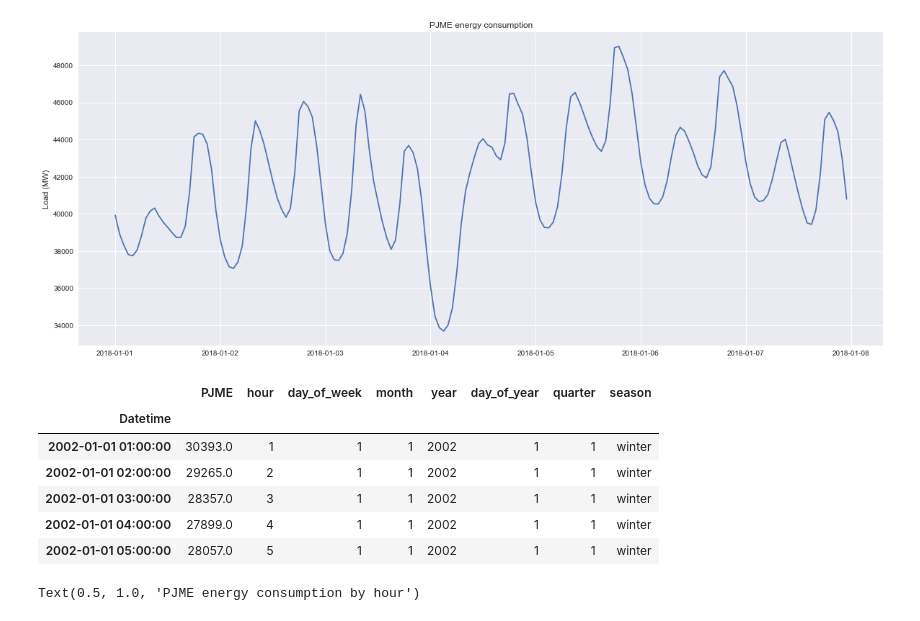
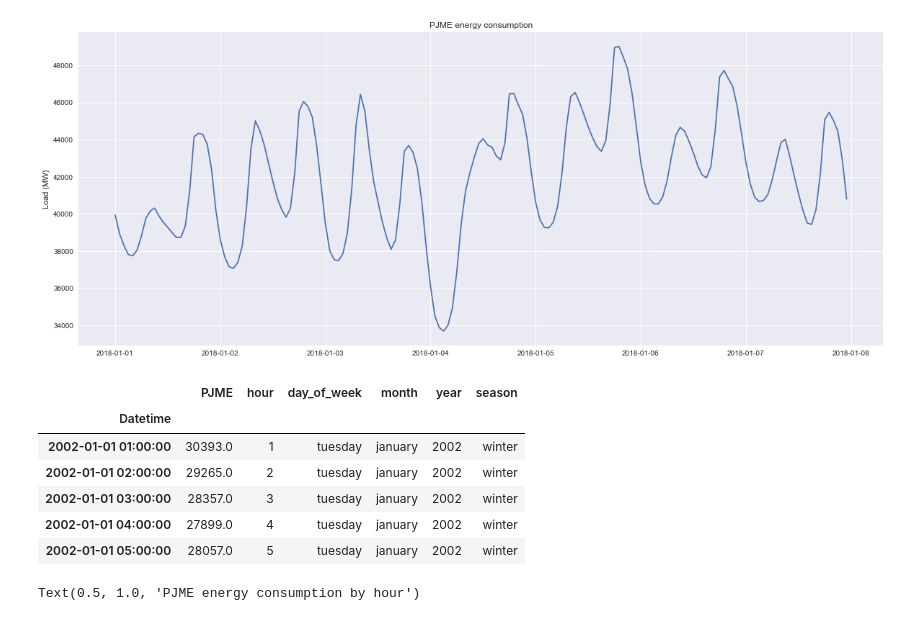
Before and after one commit to raid-teyar/EneregyConsumption, a Jupyter notebook: energy_consumption.ipynb, the cells around one changed output. Cells and saved outputs as stored; diff of their text form; code cells hidden in the pictures.

```diff
--- a/energy_consumption.ipynb
+++ b/energy_consumption.ipynb
@@ -105,26 +108,38 @@ plt.show()
 # %% [output]
 [figure]
 # %%
-# creating another df used for hourly, daily, weekly, monthly, yearly and seasonal analysis
-df['hour'] = df.index.hour
-df['day_of_week'] = df.index.day_of_week
-df['day_of_week'] = df['day_of_week'].replace({0: 'monday', 1: 'tuesday', 2: 'wednesday', 3: 'thursday', 4: 'friday', 5: 'saturday', 6: 'sunday'})
-df['month'] = df.index.month
-df['year'] = df.index.year
-df['day_of_year'] = df.index.day_of_year
-df['quarter'] = df.index.quarter
-df['season'] = df.index.month % 12 // 3 + 1
-df['season'] = df['season'].replace({1: 'winter', 2: 'spring', 3: 'summer', 4: 'fall'})
+# a function that will split the index to be used for hourly, daily, weekly, monthly, yearly and seasonal analysis
 
-df.head()
+def split_df_features_for_plotting(df):
+    df['hour'] = df.index.hour
+    df['day_of_week'] = df.index.day_of_week
+    df['day_of_week'] = df['day_of_week'].replace({0: 'monday', 1: 'tuesday', 2: 'wednesday', 3: 'thursday', 4: 'friday', 5: 'saturday', 6: 'sunday'})
+    df['month'] = df.index.month
+    df['month'] = df['month'].replace({1: 'january', 2: 'february', 3: 'march', 4: 'april', 5: 'may', 6: 'june', 7: 'july', 8: 'august', 9: 'september', 10: 'october', 11: 'november', 12: 'december'})
+    df['year'] = df.index.year
+    df['season'] = df.index.month % 12 // 3 + 1
+    df['season'] = df['season'].replace({1: 'winter', 2: 'spring', 3: 'summer', 4: 'fall'})
+    return df
+
+def split_df_features_for_modeling(df):
+    df['hour'] = df.index.hour
+    df['day_of_week'] = df.index.day_of_week
+    df['month'] = df.index.month
+    df['year'] = df.index.year
+    df['season'] = df.index.month % 12 // 3 + 1
+    return df
+
+df2 = df.copy()
+df2 = split_df_features_for_plotting(df2)
+df2.head()
 # %% [output]
-|  | PJME | hour | day_of_week | month | year | day_of_year | quarter | season |
-| Datetime |  |  |  |  |  |  |  |  |
-| 2002-01-01 01:00:00 | 30393.0 | 1 | 1 | 1 | 2002 | 1 | 1 | winter |
-| 2002-01-01 02:00:00 | 29265.0 | 2 | 1 | 1 | 2002 | 1 | 1 | winter |
-| 2002-01-01 03:00:00 | 28357.0 | 3 | 1 | 1 | 2002 | 1 | 1 | winter |
-| 2002-01-01 04:00:00 | 27899.0 | 4 | 1 | 1 | 2002 | 1 | 1 | winter |
-| 2002-01-01 05:00:00 | 28057.0 | 5 | 1 | 1 | 2002 | 1 | 1 | winter |
+|  | PJME | hour | day_of_week | month | year | season |
+| Datetime |  |  |  |  |  |  |
+| 2002-01-01 01:00:00 | 30393.0 | 1 | tuesday | january | 2002 | winter |
+| 2002-01-01 02:00:00 | 29265.0 | 2 | tuesday | january | 2002 | winter |
+| 2002-01-01 03:00:00 | 28357.0 | 3 | tuesday | january | 2002 | winter |
+| 2002-01-01 04:00:00 | 27899.0 | 4 | tuesday | january | 2002 | winter |
+| 2002-01-01 05:00:00 | 28057.0 | 5 | tuesday | january | 2002 | winter |
 # %%
 # we use seaborn to visualize the data
 # plotting the hourly energy use
```
Also changed, not shown: parts of 18 cells of this notebook.
